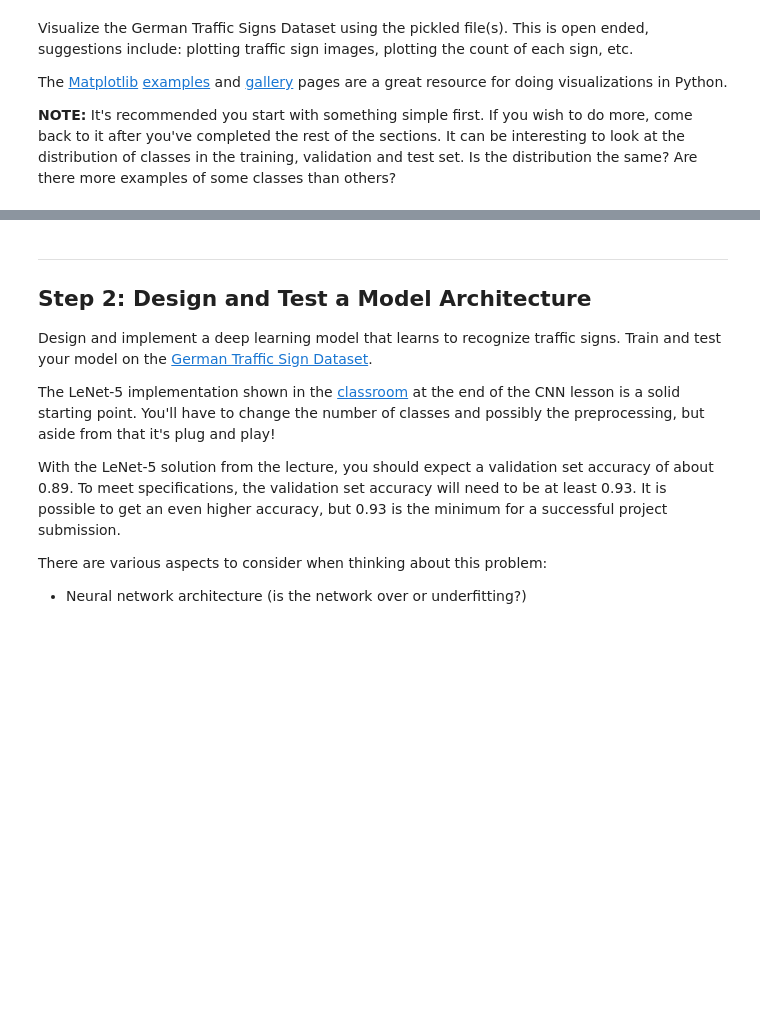
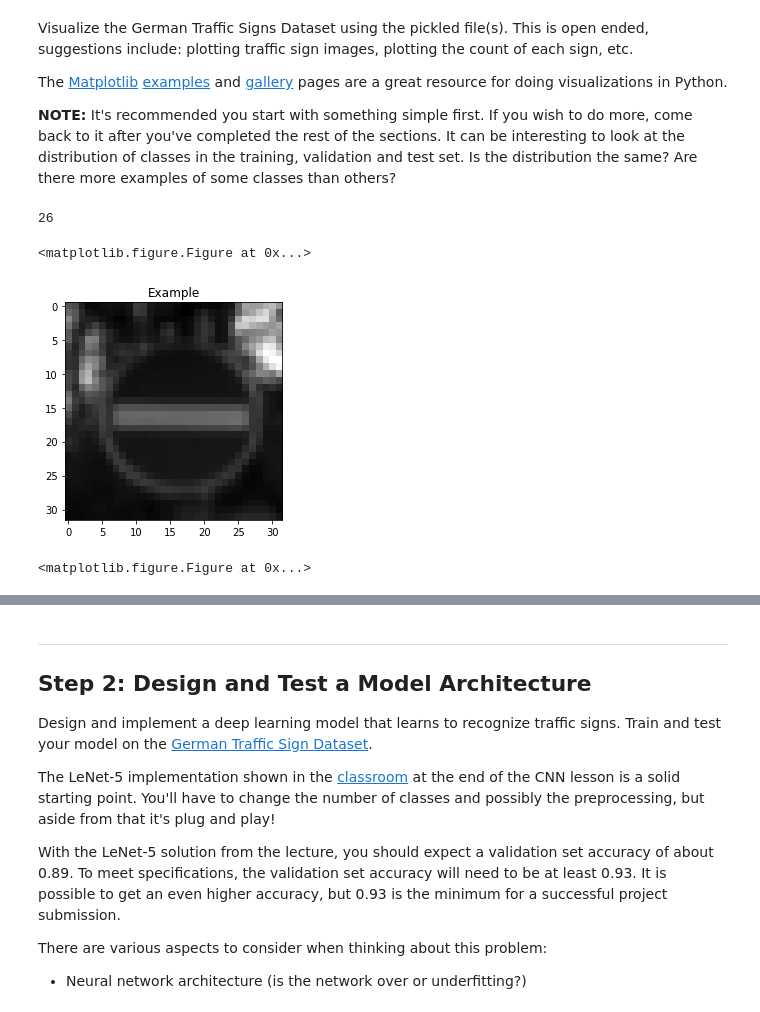
Before and after one commit to KhardanOne/Traffic-Sign-Classifier, a Jupyter notebook: Traffic_Sign_Classifier.ipynb, the cells around one changed output, grey strips where cells are left out. Saved outputs shown, nothing was run; the diff lists cells and outputs as text; code cells hidden in the pictures; blank space fills up the shorter version.

```diff
--- a/Traffic_Sign_Classifier.ipynb
+++ b/Traffic_Sign_Classifier.ipynb
@@ -22,12 +25,19 @@ The [rubric](https://review.udacity.com/#!/rubrics/481/view) contains "Stand Out
+# %%
+# Images preprocessor
+def preprocess_X(images):
+    """Calculates averages for all images RGB values and returns with shape: (numimgs, width, height, 1)"""
+    rgb_avg = np.mean(images, axis=3)
+    extended = np.expand_dims(rgb_avg, axis=3)
+    return extended
 # %%
 # Load pickled data
 import pickle
 
 # TODO: Fill this in based on where you saved the training and testing data
 
-training_file = 'train.p'
-validation_file= 'valid.p'
-testing_file = 'test.p'
+training_file = '../data/train.p'
+validation_file= '../data/valid.p'
+testing_file = '../data/test.p'
 
 with open(training_file, mode='rb') as f:
     train = pickle.load(f)
@@ -36,9 +46,16 @@ with open(validation_file, mode='rb') as f:
 with open(testing_file, mode='rb') as f:
     test = pickle.load(f)
 
-X_train, y_train = train['features'], train['labels']
-X_valid, y_valid = valid['features'], valid['labels']
-X_test, y_test = test['features'], test['labels']
+import numpy as np
+X_train_raw, y_train = np.array(train['features'], dtype=np.uint8), np.array(train['labels'], dtype=np.uint8)
+X_valid_raw, y_valid = np.array(valid['features'], dtype=np.uint8), np.array(valid['labels'], dtype=np.uint8)
+X_test_raw, y_test   = np.array(test['features'],  dtype=np.uint8), np.array(test['labels'],  dtype=np.uint8)
+
+#print('before',X_train_raw[0][0])
+X_train_raw = preprocess_X(X_train_raw)
+#print('after',X_train_raw[0][0])
+X_valid_raw = preprocess_X(X_valid_raw)
+X_test_raw = preprocess_X(X_test_raw)
 # %% [markdown]
 ---
 
@@ -88,6 +117,24 @@ The [Matplotlib](http://matplotlib.org/) [examples](http://matplotlib.org/exampl
 # %%
 ### Data exploration visualization code goes here.
 ### Feel free to use as many code cells as needed.
 import matplotlib.pyplot as plt
 # Visualizations will be shown in the notebook.
 %matplotlib inline
+
+import random
+import numpy as np
+
+index = random.randint(0, len(X_train_raw))
+image = X_train_raw[index].squeeze()
+
+plt.figure(figsize=(4,4))
+plt.title('Example')
+plt.imshow(image, cmap='gray')
+print(y_train[index])
+
+plt.figure(figsize=(5,5))
+# %% [output]
+26
+<matplotlib.figure.Figure at 0x...>
+[figure, added]
+<matplotlib.figure.Figure at 0x...>
```
Also changed, not shown: parts of 23 cells of this notebook, 6 other files.
